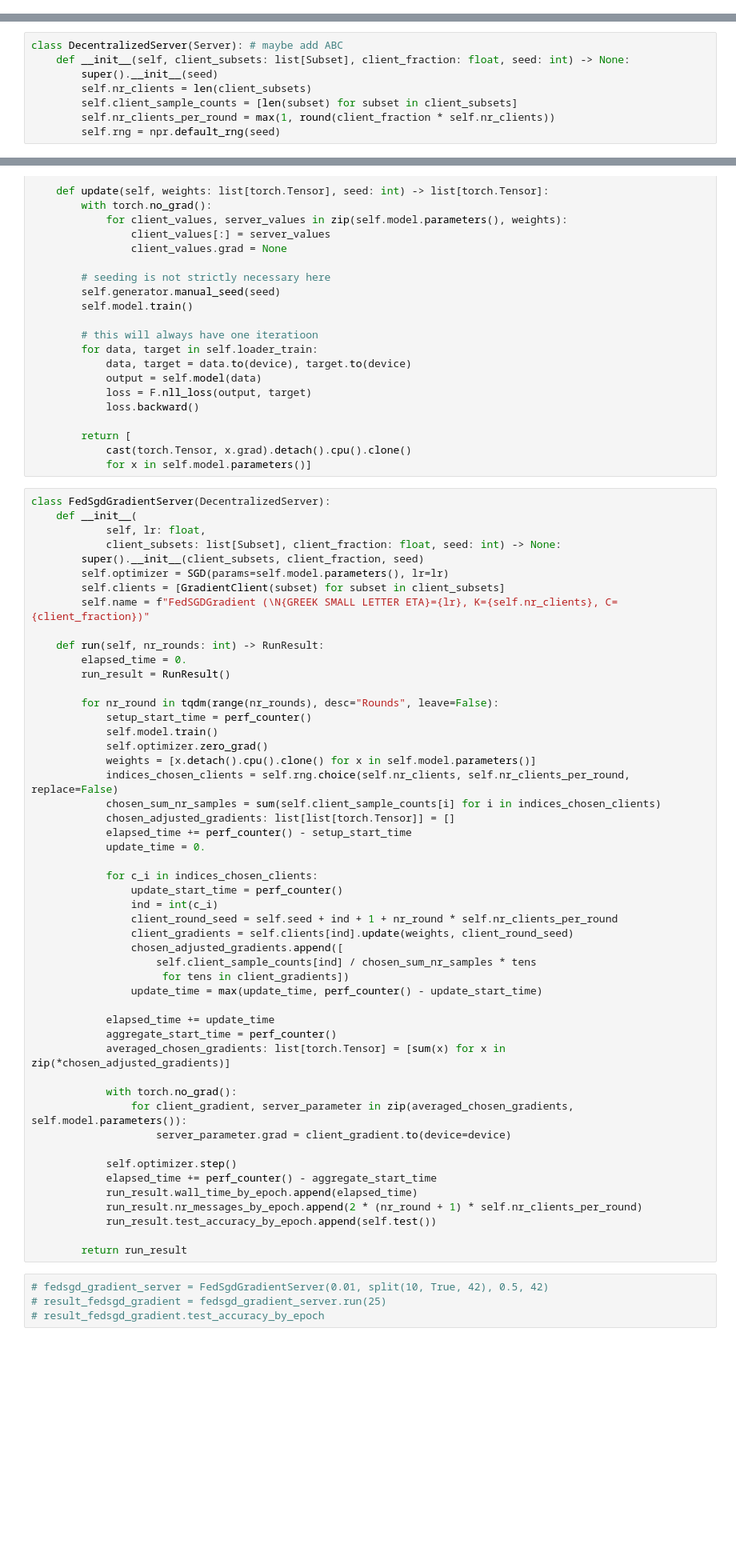
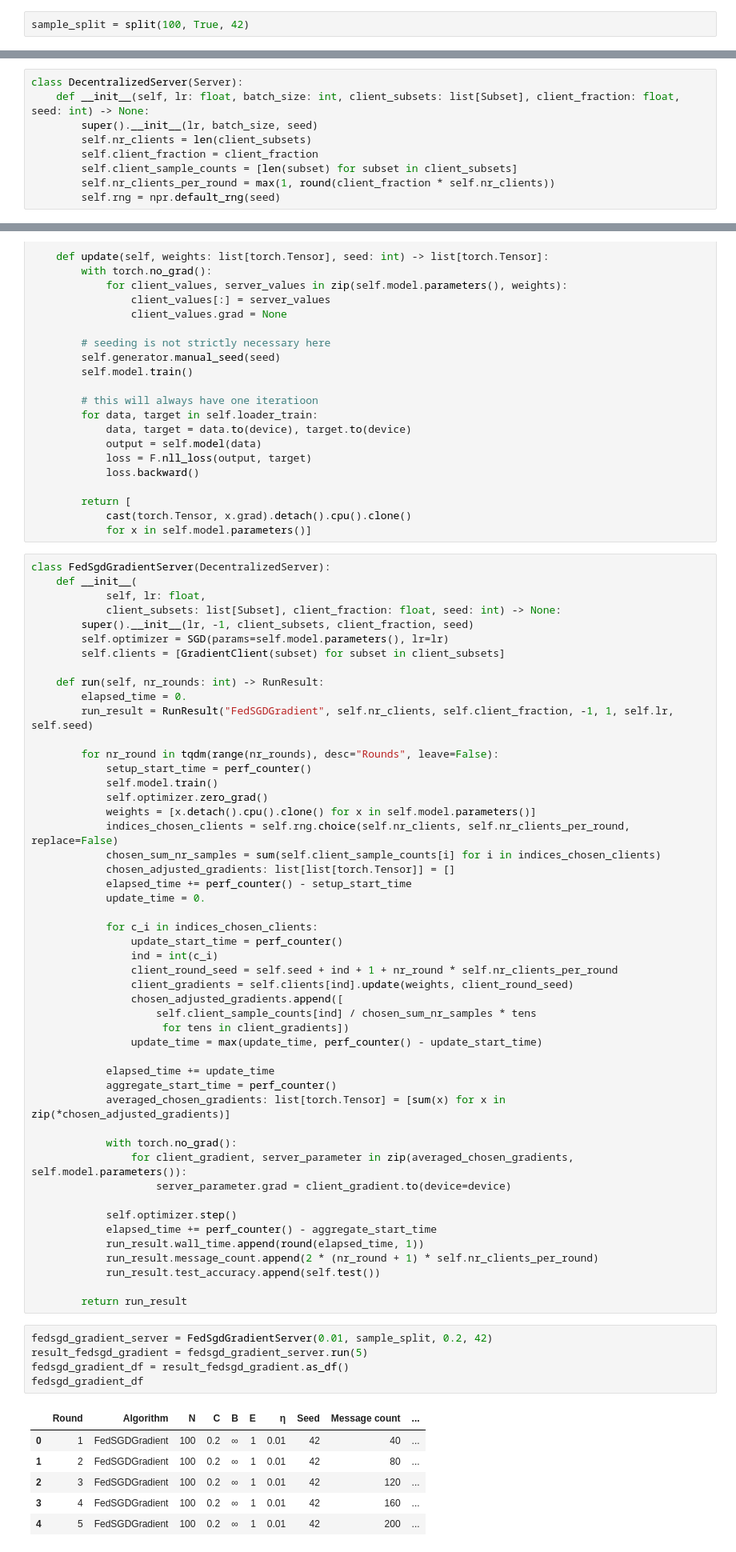
Before and after one commit to lydiaYchen/DDL24Spring, a Jupyter notebook: lab/lab-hfl.ipynb, the cells around one changed output, grey strips where cells are left out. Shown at 80% size. Saved outputs shown, nothing was run; the diff lists cells and outputs as text; blank space fills up the shorter version.

```diff
--- a/lab/lab-hfl.ipynb
+++ b/lab/lab-hfl.ipynb
@@ -87,6 +89,8 @@ def split(nr_clients: int, iid: bool, seed: int) -> list[Subset]:
             for inds in shuffled_shard_indices.reshape(-1, 2)]
 
     return [Subset(train_dataset, split) for split in cast(list[list[int]], splits)]
+# %%
+sample_split = split(100, True, 42)
 # %%
 from dataclasses import dataclass, field, asdict
 from pandas import DataFrame
@@ -181,8 +210,9 @@ class CentralizedServer(Server):
 # %%
-class DecentralizedServer(Server): # maybe add ABC
-    def __init__(self, client_subsets: list[Subset], client_fraction: float, seed: int) -> None:
-        super().__init__(seed)
+class DecentralizedServer(Server):
+    def __init__(self, lr: float, batch_size: int, client_subsets: list[Subset], client_fraction: float, seed: int) -> None:
+        super().__init__(lr, batch_size, seed)
         self.nr_clients = len(client_subsets)
+        self.client_fraction = client_fraction
         self.client_sample_counts = [len(subset) for subset in client_subsets]
         self.nr_clients_per_round = max(1, round(client_fraction * self.nr_clients))
         self.rng = npr.default_rng(seed)
@@ -216,14 +248,13 @@ class FedSgdGradientServer(DecentralizedServer):
     def __init__(
             self, lr: float,
             client_subsets: list[Subset], client_fraction: float, seed: int) -> None:
-        super().__init__(client_subsets, client_fraction, seed)
+        super().__init__(lr, -1, client_subsets, client_fraction, seed)
         self.optimizer = SGD(params=self.model.parameters(), lr=lr)
         self.clients = [GradientClient(subset) for subset in client_subsets]
-        self.name = f"FedSGDGradient (\N{GREEK SMALL LETTER ETA}={lr}, K={self.nr_clients}, C={client_fraction})"
 
     def run(self, nr_rounds: int) -> RunResult:
         elapsed_time = 0.
-        run_result = RunResult()
+        run_result = RunResult("FedSGDGradient", self.nr_clients, self.client_fraction, -1, 1, self.lr, self.seed)
 
         for nr_round in tqdm(range(nr_rounds), desc="Rounds", leave=False):
             setup_start_time = perf_counter()
@@ -256,15 +287,23 @@ class FedSgdGradientServer(DecentralizedServer):
 
             self.optimizer.step()
             elapsed_time += perf_counter() - aggregate_start_time
-            run_result.wall_time_by_epoch.append(elapsed_time)
-            run_result.nr_messages_by_epoch.append(2 * (nr_round + 1) * self.nr_clients_per_round)
-            run_result.test_accuracy_by_epoch.append(self.test())
+            run_result.wall_time.append(round(elapsed_time, 1))
+            run_result.message_count.append(2 * (nr_round + 1) * self.nr_clients_per_round)
+            run_result.test_accuracy.append(self.test())
 
         return run_result
 # %%
-# fedsgd_gradient_server = FedSgdGradientServer(0.01, split(10, True, 42), 0.5, 42)
-# result_fedsgd_gradient = fedsgd_gradient_server.run(25)
-# result_fedsgd_gradient.test_accuracy_by_epoch
+fedsgd_gradient_server = FedSgdGradientServer(0.01, sample_split, 0.2, 42)
+result_fedsgd_gradient = fedsgd_gradient_server.run(5)
+fedsgd_gradient_df = result_fedsgd_gradient.as_df()
+fedsgd_gradient_df
+# %% [output]
+|  | Round | Algorithm | N | C | B | E | η | Seed | Message count | ... |
+| 0 | 1 | FedSGDGradient | 100 | 0.2 | ∞ | 1 | 0.01 | 42 | 40 | ... |
+| 1 | 2 | FedSGDGradient | 100 | 0.2 | ∞ | 1 | 0.01 | 42 | 80 | ... |
+| 2 | 3 | FedSGDGradient | 100 | 0.2 | ∞ | 1 | 0.01 | 42 | 120 | ... |
+| 3 | 4 | FedSGDGradient | 100 | 0.2 | ∞ | 1 | 0.01 | 42 | 160 | ... |
+| 4 | 5 | FedSGDGradient | 100 | 0.2 | ∞ | 1 | 0.01 | 42 | 200 | ... |
 # %%
 class WeightClient(Client):
     def __init__(self, client_data: Subset, lr: float, batch_size: int, nr_epochs: int) -> None:
```
Also changed, not shown: parts of 12 cells of this notebook.
